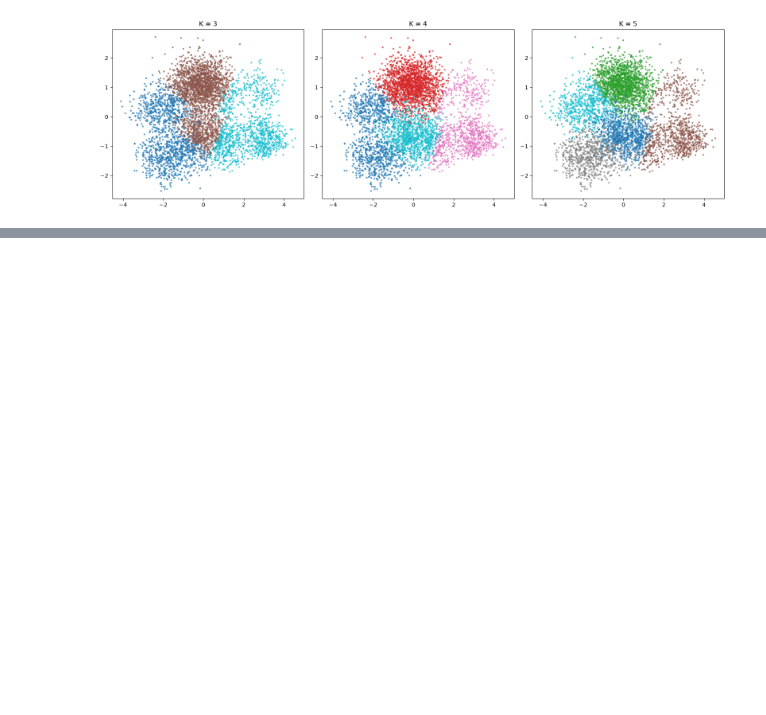
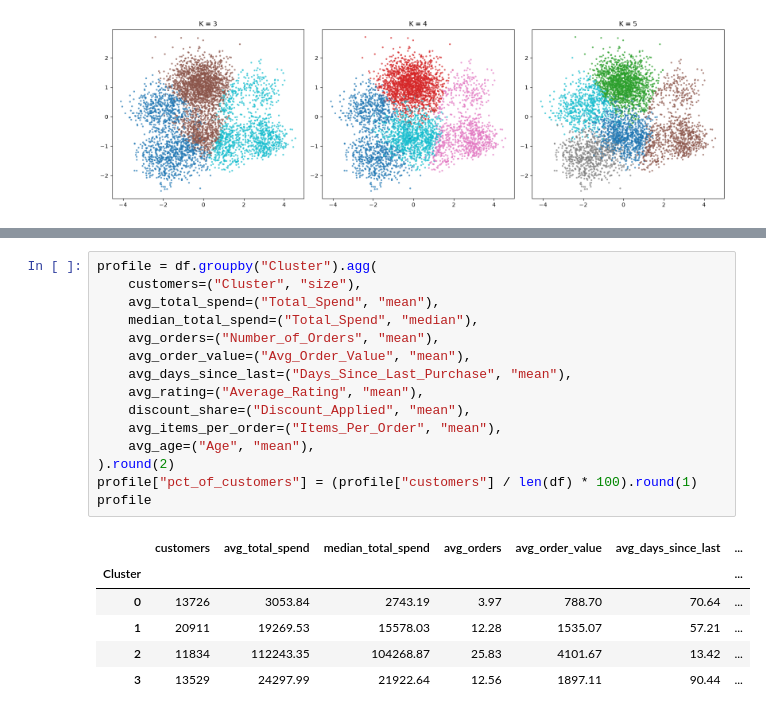
Before and after one commit to Jiya-D/CustomerIQ, a Jupyter notebook: notebooks/03_choosing_k.ipynb, the cells around one changed output, grey strips where cells are left out. Cells and saved outputs as stored; diff of their text form; blank space fills up the shorter version.

```diff
--- a/notebooks/03_choosing_k.ipynb
+++ b/notebooks/03_choosing_k.ipynb
@@ -100,0 +112,22 @@ K=5 cluster shares: [0.2, 0.32, 0.19, 0.15, 0.14]
+# %%
+profile = df.groupby("Cluster").agg(
+    customers=("Cluster", "size"),
+    avg_total_spend=("Total_Spend", "mean"),
+    median_total_spend=("Total_Spend", "median"),
+    avg_orders=("Number_of_Orders", "mean"),
+    avg_order_value=("Avg_Order_Value", "mean"),
+    avg_days_since_last=("Days_Since_Last_Purchase", "mean"),
+    avg_rating=("Average_Rating", "mean"),
+    discount_share=("Discount_Applied", "mean"),
+    avg_items_per_order=("Items_Per_Order", "mean"),
+    avg_age=("Age", "mean"),
+).round(2)
+profile["pct_of_customers"] = (profile["customers"] / len(df) * 100).round(1)
+profile
+# %% [output]
+|  | customers | avg_total_spend | median_total_spend | avg_orders | avg_order_value | avg_days_since_last | ... |
+| Cluster |  |  |  |  |  |  | ... |
+| 0 | 13726 | 3053.84 | 2743.19 | 3.97 | 788.70 | 70.64 | ... |
+| 1 | 20911 | 19269.53 | 15578.03 | 12.28 | 1535.07 | 57.21 | ... |
+| 2 | 11834 | 112243.35 | 104268.87 | 25.83 | 4101.67 | 13.42 | ... |
+| 3 | 13529 | 24297.99 | 21922.64 | 12.56 | 1897.11 | 90.44 | ... |
```
Also changed, not shown: parts of 5 cells of this notebook, 1 other file.
